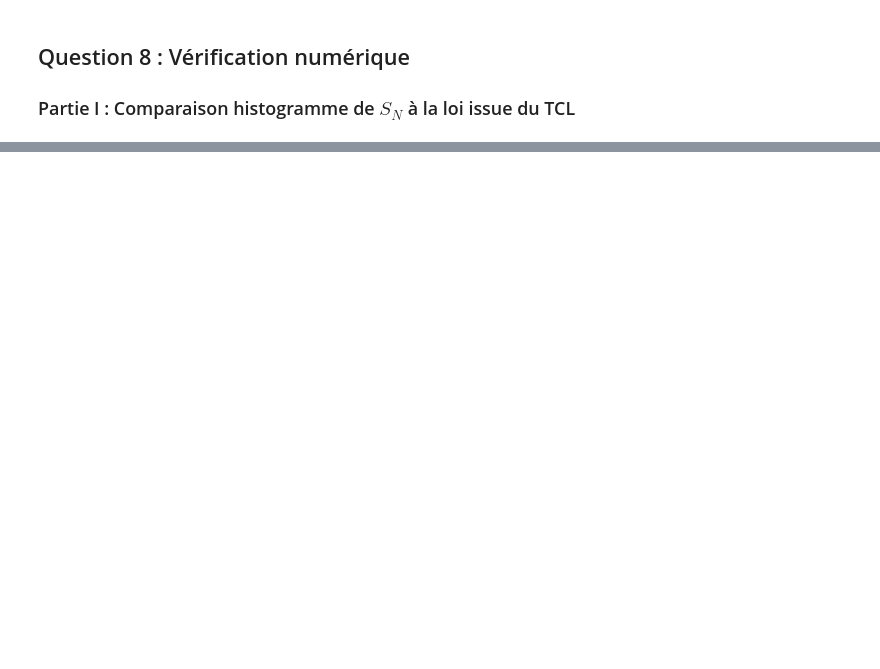
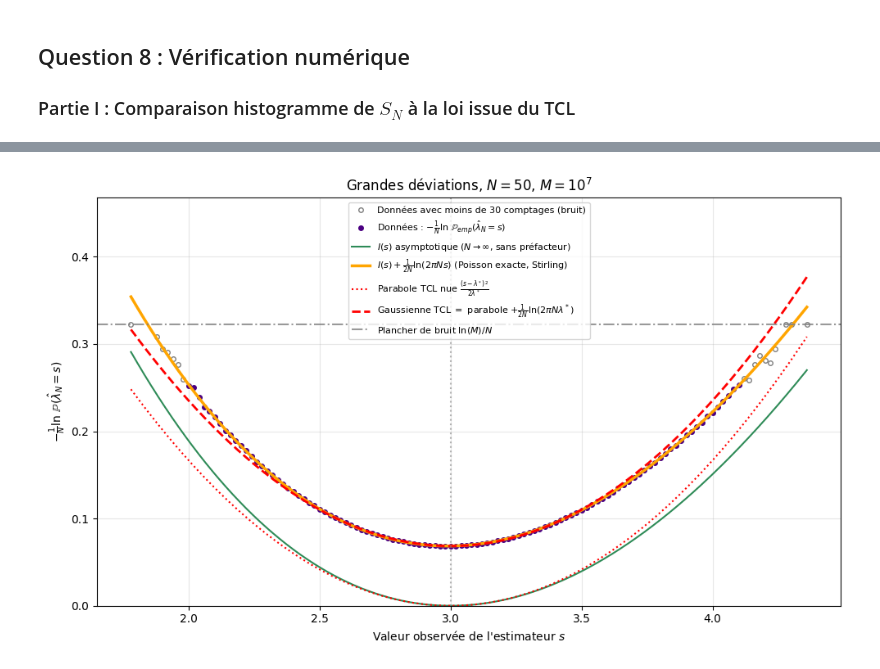
Before and after one commit to Brieucjub/homework1, a Jupyter notebook: homework1_exo2.ipynb, the cells around one changed output, grey strips where cells are left out. Drawn from its saved outputs; the diff is of its cells as text; code cells hidden in the pictures; blank space fills up the shorter version.

```diff
--- a/homework1_exo2.ipynb
+++ b/homework1_exo2.ipynb
@@ -508,0 +453,75 @@ L'analyse confirme que l'étude des événements rares nécessite le recours à
+# %%
+from math import lgamma
+
+N_gd = 50
+M_gd = 10_000_000
+c_min = 30   # nombre minimal de comptages pour considérer une valeur comme statistiquement fiable
+
+# Simulation : K = somme de N_gd variables de Poisson(lambda*) ~ Poisson(N_gd * lambda*)
+K = np.random.poisson(N_gd * lambda_star, M_gd)
+comptes = np.bincount(K)
+k = np.arange(len(comptes))
+masque = comptes > 0
+
+s_emp = k[masque] / N_gd
+I_emp = -(1.0 / N_gd) * np.log(comptes[masque] / M_gd)
+fiable = comptes[masque] >= c_min
+
+# Courbes théoriques
+s_th = np.linspace(s_emp.min(), s_emp.max(), 500)
+I_asympt = s_th * np.log(s_th / lambda_star) - s_th + lambda_star          # Cramér (N -> infini)
+presfacteur_stirling = np.log(2 * np.pi * N_gd * s_th) / (2 * N_gd)         # préfacteur de la Poisson exacte
+parabole = (s_th - lambda_star) ** 2 / (2 * lambda_star)                    # parabole nue (TCL)
+decalage_gauss = np.log(2 * np.pi * N_gd * lambda_star) / (2 * N_gd)        # préfacteur de la gaussienne
+plancher = np.log(M_gd) / N_gd                                              # 1 seul comptage
+
+fig, ax = plt.subplots(figsize=(10, 6))
+
+ax.plot(s_emp[~fiable], I_emp[~fiable], 'o', mfc='none', color='grey', markersize=4,
+        label=rf"Données avec moins de {c_min} comptages (bruit)")
+ax.plot(s_emp[fiable], I_emp[fiable], 'o', color='indigo', markersize=4,
+        label=r"Données : $-\frac{1}{N}\ln\,\mathbb{P}_{emp}(\hat{\lambda}_N = s)$")
+
+ax.plot(s_th, I_asympt, '-', color='seagreen', linewidth=1.5,
+        label=r"$I(s)$ asymptotique ($N\to\infty$, sans préfacteur)")
+ax.plot(s_th, I_asympt + presfacteur_stirling, '-', color='orange', linewidth=2.5,
+        label=r"$I(s)+\frac{1}{2N}\ln(2\pi N s)$ (Poisson exacte, Stirling)")
+ax.plot(s_th, parabole, ':', color='red', linewidth=1.5,
+        label=r"Parabole TCL nue $\frac{(s-\lambda^*)^2}{2\lambda^*}$")
+ax.plot(s_th, parabole + decalage_gauss, '--', color='red', linewidth=2,
+        label=r"Gaussienne TCL $= $ parabole $+\frac{1}{2N}\ln(2\pi N\lambda^*)$")
+
+ax.axhline(plancher, color='grey', linestyle='-.', alpha=0.8, label=r"Plancher de bruit $\ln(M)/N$")
+ax.axvline(lambda_star, color='grey', linestyle=':', alpha=0.6)
+
+ax.set_xlabel(r"Valeur observée de l'estimateur $s$")
+ax.set_ylabel(r"$-\frac{1}{N}\ln\,\mathbb{P}(\hat{\lambda}_N = s)$")
+ax.set_title(rf"Grandes déviations, $N={N_gd}$, $M=10^7$")
+ax.set_ylim(0, plancher * 1.45)
+ax.legend(fontsize=8, loc='upper center')
+ax.grid(True, alpha=0.3)
+plt.tight_layout()
+plt.show()
+
+# --- Contrôles chiffrés ---
+print(f"Décalage de la gaussienne : (1/2N) ln(2 pi N lambda*) = {decalage_gauss:.4f}")
+print(f"Plancher de bruit ln(M)/N = {plancher:.4f}")
+print(f"Fenêtre statistiquement fiable (>= {c_min} comptages) : s dans [{s_emp[fiable].min():.2f} ; {s_emp[fiable].max():.2f}], "
+      f"soit {(s_emp[fiable].min()-lambda_star)/np.sqrt(lambda_star/N_gd):.1f} sigma à {(s_emp[fiable].max()-lambda_star)/np.sqrt(lambda_star/N_gd):.1f} sigma")
+
+# Valeurs EXACTES de -(1/N) ln P(K=k) (loi de Poisson(N lambda*)), sans bruit de simulation
+def I_exacte_N(s):
+    kk = int(round(N_gd * s))
+    return -(1.0 / N_gd) * (-N_gd * lambda_star + kk * np.log(N_gd * lambda_star) - lgamma(kk + 1))
+
+print("\n   s   | exacte (Poisson) | I(s)+Stirling | Gaussienne TCL | parabole nue")
+for s_val in [2.0, 2.5, 3.5, 4.0, 4.2]:
+    par = (s_val - lambda_star) ** 2 / (2 * lambda_star)
+    print(f" {s_val:.1f}   |      {I_exacte_N(s_val):.4f}      |    {s_val*np.log(s_val/lambda_star)-s_val+lambda_star+np.log(2*np.pi*N_gd*s_val)/(2*N_gd):.4f}     |     "
+          f"{par+decalage_gauss:.4f}     |   {par:.4f}")
+
+# Écart maximal données / formule exacte sur la fenêtre fiable
+ecart = np.max(np.abs(I_emp[fiable] - np.array([I_exacte_N(v) for v in s_emp[fiable]])))
+print(f"\nÉcart max |données - Poisson exacte| sur la fenêtre fiable : {ecart:.4f}")
+# %% [output]
+[figure, added]
```
Also changed, not shown: parts of 17 cells of this notebook.
